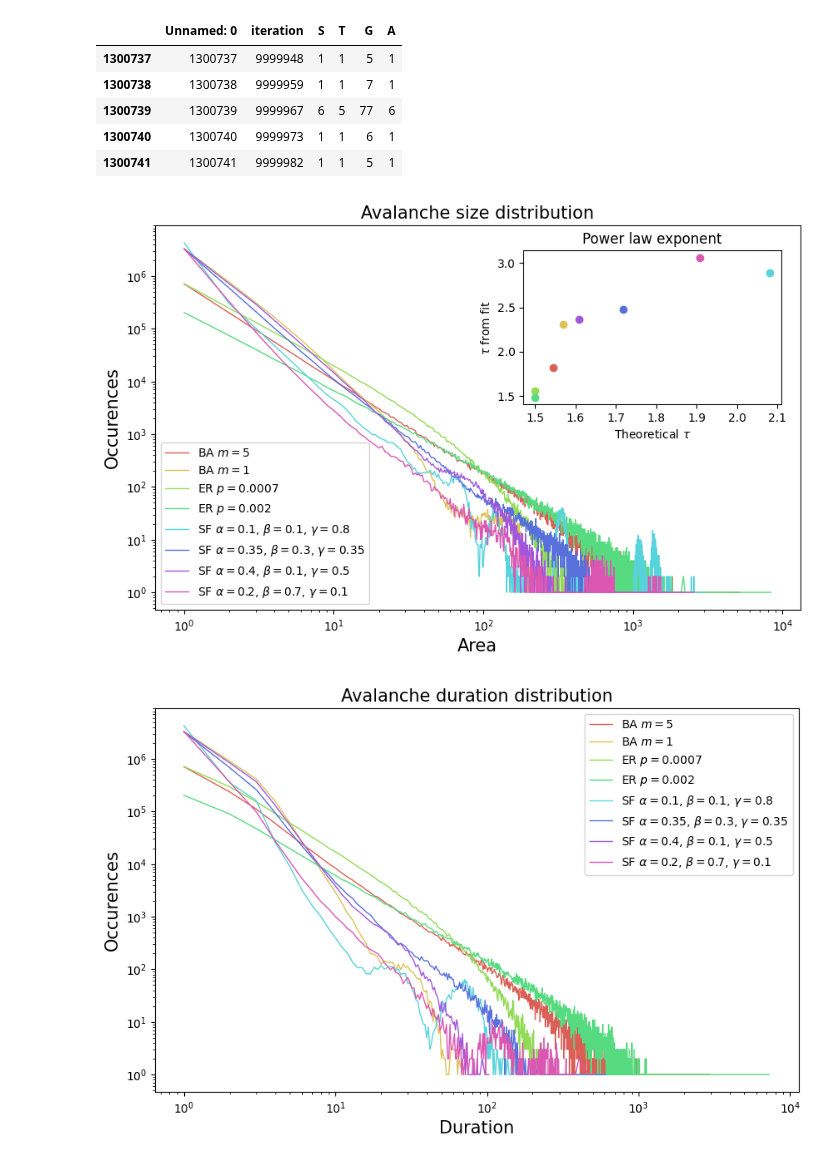
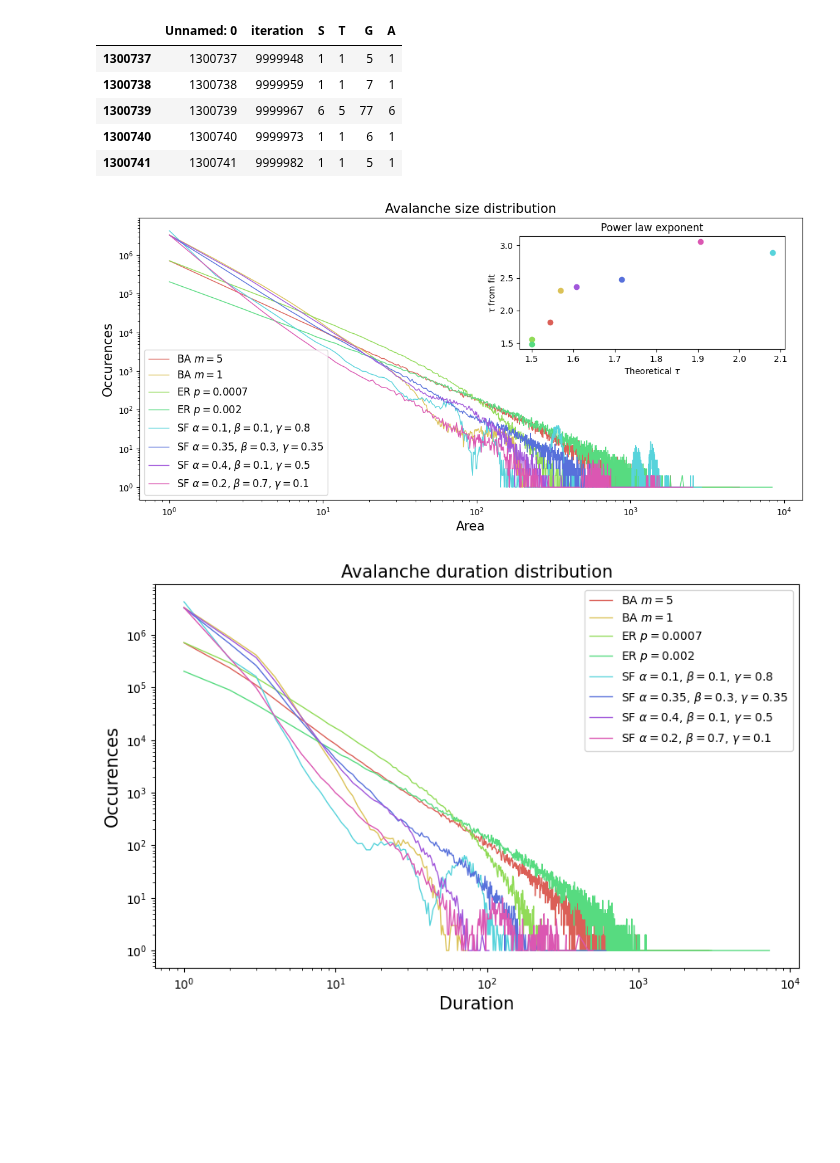
Before and after one commit to paololapo/ComplexNetworks_projects, a Jupyter notebook: code/task_15/py_sandipile.ipynb, the cells around one changed output. Cells and saved outputs as stored; diff of their text form; code cells hidden in the pictures; blank space fills up the shorter version.

```diff
--- a/code/task_15/py_sandipile.ipynb
+++ b/code/task_15/py_sandipile.ipynb
@@ -88,29 +88,29 @@ for gamma in estimated_gamma:
         theoretical_tau.append(1.5)
 # %%
 colors = sns.color_palette("hls", n_colors=len(labels))
-fig, ax = plt.subplots(figsize=(10, 6))
+fig, ax = plt.subplots(figsize=(14, 6))
 for i in range(len(labels)):
     res = data[i]
     area = res.groupby("A", as_index=False).count()
 
     ax.plot(area["A"], area["iteration"], label=labels2[i], lw=1, color=colors[i])
 
 ax.set_xscale("log")
 ax.set_yscale("log")
 ax.set_xlabel("Area", fontsize=15)
 ax.set_ylabel("Occurences", fontsize=15)
 ax.set_title("Avalanche size distribution", fontsize=15)
-ax.legend(loc="lower left")
+ax.legend(loc="lower left", fontsize=12)
 
 inset_ax = inset_axes(ax, width="100%", height="100%", bbox_to_anchor=(0.58, 0.55, 0.4, 0.4), bbox_transform=ax.transAxes)
 for i in range(len(labels)):
     inset_ax.scatter(theoretical_tau[i], estimated_tau[i], color=colors[i])
 #inset_ax.plot([1.5, 2], [1.5, 2], color="black", linestyle="--")
 inset_ax.set_xlabel(r"Theoretical $\tau$")
 inset_ax.set_ylabel(r"$\tau$ from fit")
 inset_ax.set_title("Power law exponent");
 # %% [output]
-[figure, old version]
+[figure, new version]
 # %%
 fig, ax = plt.subplots(figsize=(10, 6))
 for i in range(len(labels)):
```
Also changed, not shown: parts of 7 cells of this notebook, 2 other files.
